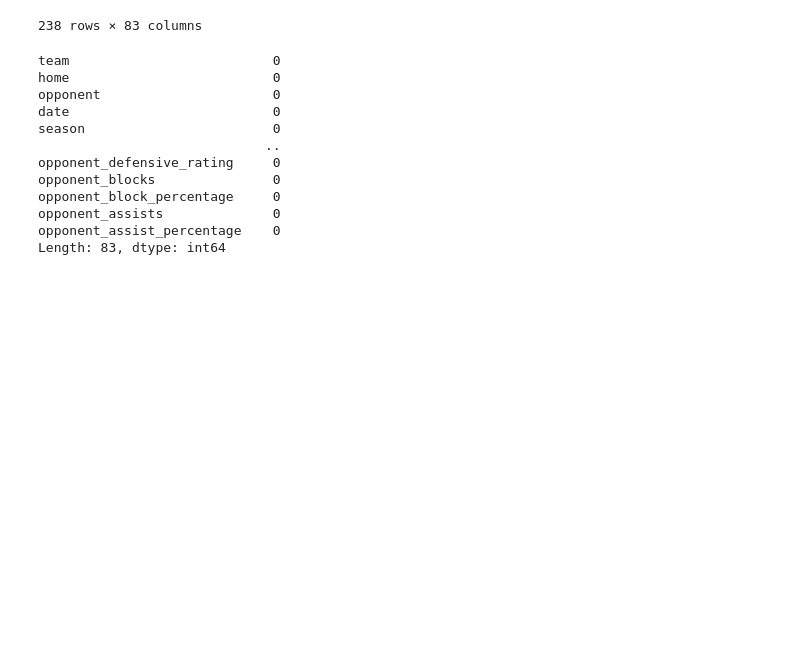
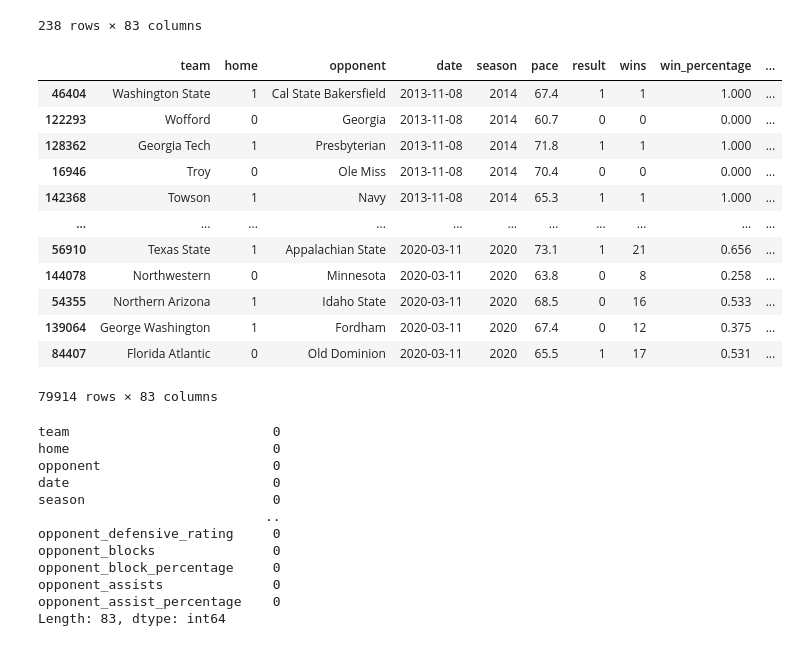
Before and after one commit to fmathews11/College_basketball, a Jupyter notebook: College_BB_Data_Pipeline.ipynb, the cells around one changed output. Cells and saved outputs as stored; diff of their text form; code cells hidden in the pictures; blank space fills up the shorter version.

```diff
--- a/College_BB_Data_Pipeline.ipynb
+++ b/College_BB_Data_Pipeline.ipynb
@@ -492,6 +490,22 @@ final_df[final_df.team == 'Purdue']
 | 101569 | Purdue | 0 | Iowa | 2020-03-03 | 2020 | 74.0 | 1 | 16 | 0.533 | ... |
 | 101635 | Purdue | 1 | Rutgers | 2020-03-07 | 2020 | 65.2 | 0 | 16 | 0.516 | ... |
 238 rows × 83 columns
+# %%
+final_df
+# %% [output]
+|  | team | home | opponent | date | season | pace | result | wins | win_percentage | ... |
+| 46404 | Washington State | 1 | Cal State Bakersfield | 2013-11-08 | 2014 | 67.4 | 1 | 1 | 1.000 | ... |
+| 122293 | Wofford | 0 | Georgia | 2013-11-08 | 2014 | 60.7 | 0 | 0 | 0.000 | ... |
+| 128362 | Georgia Tech | 1 | Presbyterian | 2013-11-08 | 2014 | 71.8 | 1 | 1 | 1.000 | ... |
+| 16946 | Troy | 0 | Ole Miss | 2013-11-08 | 2014 | 70.4 | 0 | 0 | 0.000 | ... |
+| 142368 | Towson | 1 | Navy | 2013-11-08 | 2014 | 65.3 | 1 | 1 | 1.000 | ... |
+| ... | ... | ... | ... | ... | ... | ... | ... | ... | ... | ... |
+| 56910 | Texas State | 1 | Appalachian State | 2020-03-11 | 2020 | 73.1 | 1 | 21 | 0.656 | ... |
+| 144078 | Northwestern | 0 | Minnesota | 2020-03-11 | 2020 | 63.8 | 0 | 8 | 0.258 | ... |
+| 54355 | Northern Arizona | 1 | Idaho State | 2020-03-11 | 2020 | 68.5 | 0 | 16 | 0.533 | ... |
+| 139064 | George Washington | 1 | Fordham | 2020-03-11 | 2020 | 67.4 | 0 | 12 | 0.375 | ... |
+| 84407 | Florida Atlantic | 0 | Old Dominion | 2020-03-11 | 2020 | 65.5 | 1 | 17 | 0.531 | ... |
+79914 rows × 83 columns
 # %%
 final_df.isna().sum()
 # %% [output]
```
Also changed, not shown: parts of 13 cells of this notebook.
